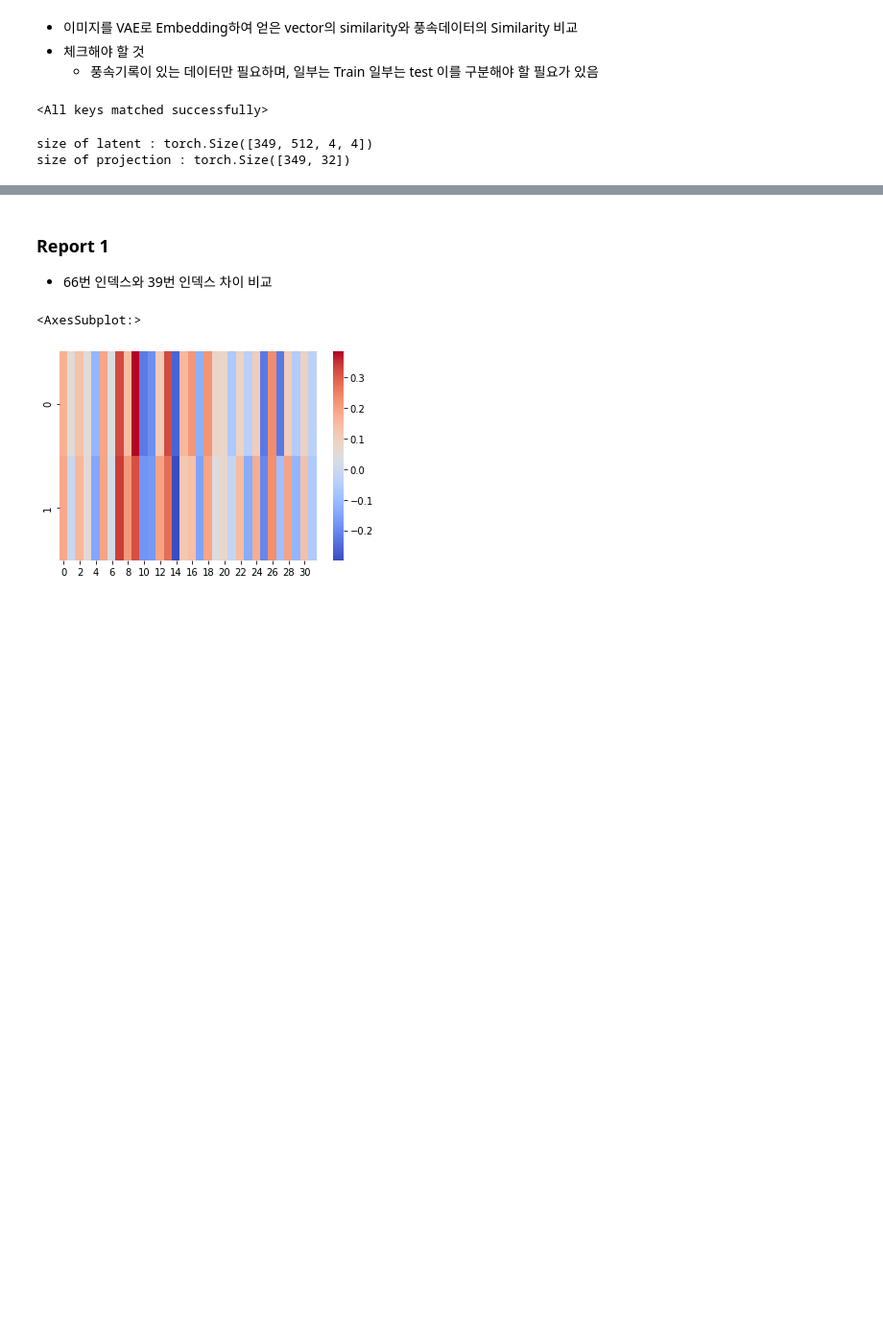
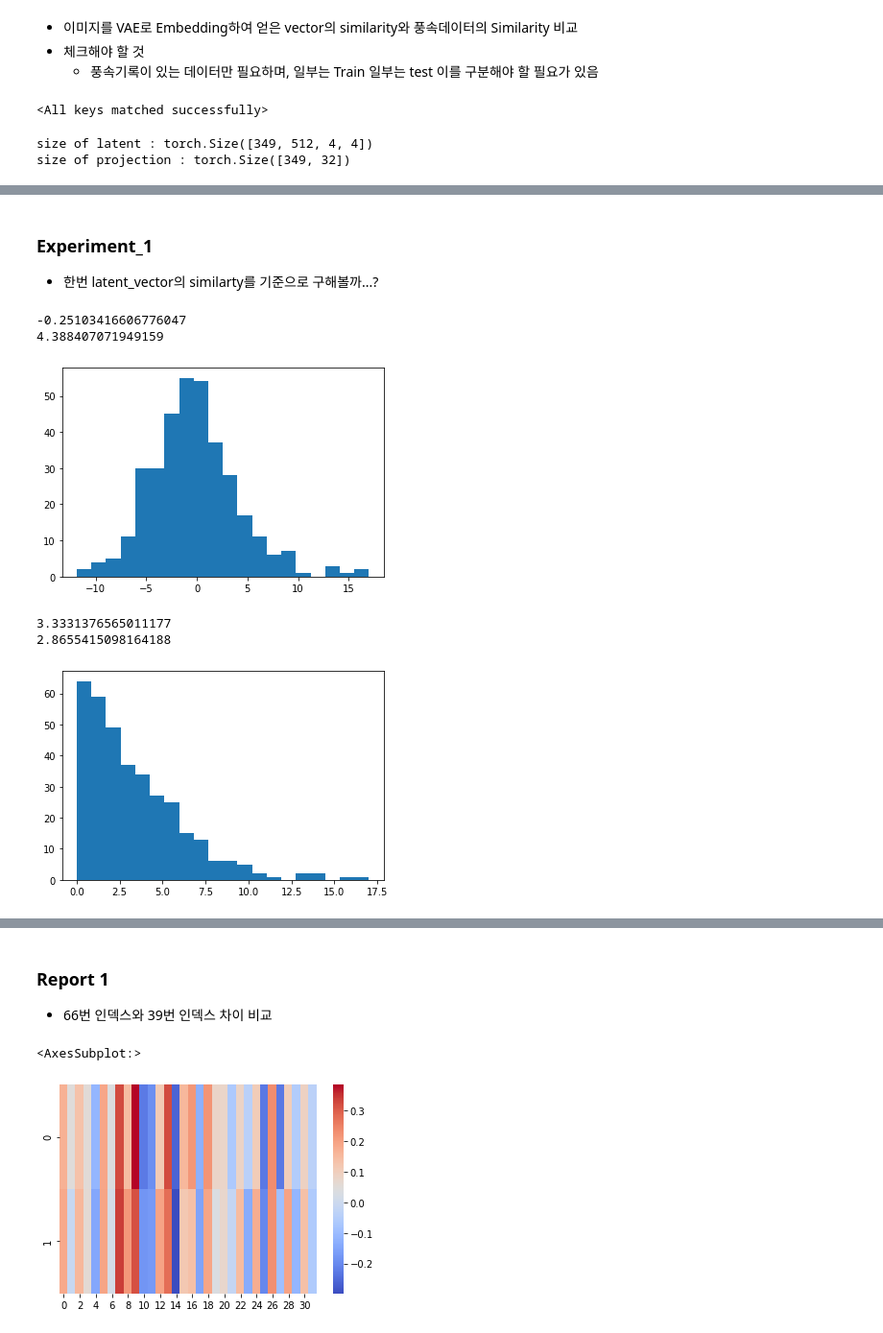
Before and after one commit to February24-Lee/PyTorch-VAE, a Jupyter notebook: _Analysis_SimCLR_RGB_latent_vector_analysis_with_windspeed.ipynb, the cells around one changed output, grey strips where cells are left out. Shown at 96% size. Drawn from its saved outputs; the diff is of its cells as text; code cells hidden in the pictures; blank space fills up the shorter version.

```diff
--- a/_Analysis_SimCLR_RGB_latent_vector_analysis_with_windspeed.ipynb
+++ b/_Analysis_SimCLR_RGB_latent_vector_analysis_with_windspeed.ipynb
@@ -135,0 +136,3 @@ plt.show()
+# %% [markdown]
+### Experiment_1
+* 한번 latent_vector의 similarty를 기준으로 구해볼까...?
@@ -135,0 +141,18 @@ plt.show()
+# %%
+num_K = 15
+cov_np = sim.detach().numpy()
+similar_list = []
+result = []
+
+wind_select_f = lambda x : windspeed_list[x]
+code_select_f = lambda x : list(windspeed_dataset)[x]
+
+# 가중치 없이 그냥 평균
+for i_index in range(len(station_list)):
+    select_list = cov_np[i_index].argsort()[-1-num_K : -1]
+    select_wind = list(map(wind_select_f, select_list))
+    select_code = list(map(code_select_f, select_list))
+    select_dic = dict(zip(select_code, select_wind))
+    similar_list.append(select_dic)
+
+    result.append(np.mean(select_wind))
@@ -135,0 +172,20 @@ plt.show()
+# %%
+# --- k = 15
+# --- Not distance Weight
+
+plt.hist(windspeed_list-result, bins=20)
+print(np.mean(windspeed_list-result))
+print(np.std(windspeed_list-result))
+plt.show()
+
+plt.hist(np.abs(windspeed_list-result), bins=20)
+print(np.mean(np.abs(windspeed_list-result)))
+print(np.std(np.abs(windspeed_list-result)))
+plt.show()
+# %% [output]
+-0.25103416606776047
+4.388407071949159
+[figure, added]
+3.3331376565011177
+2.8655415098164188
+[figure, added]
```
Also changed, not shown: parts of 22 cells of this notebook, 4 other files.
